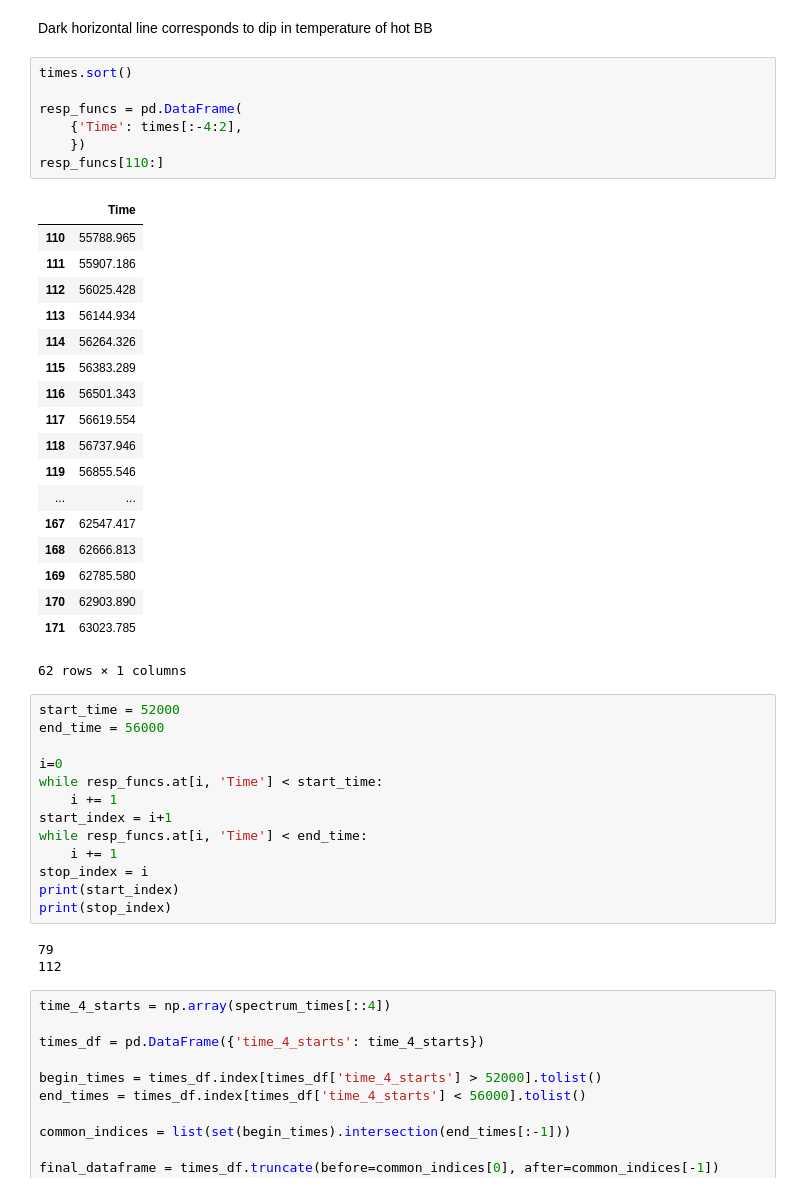
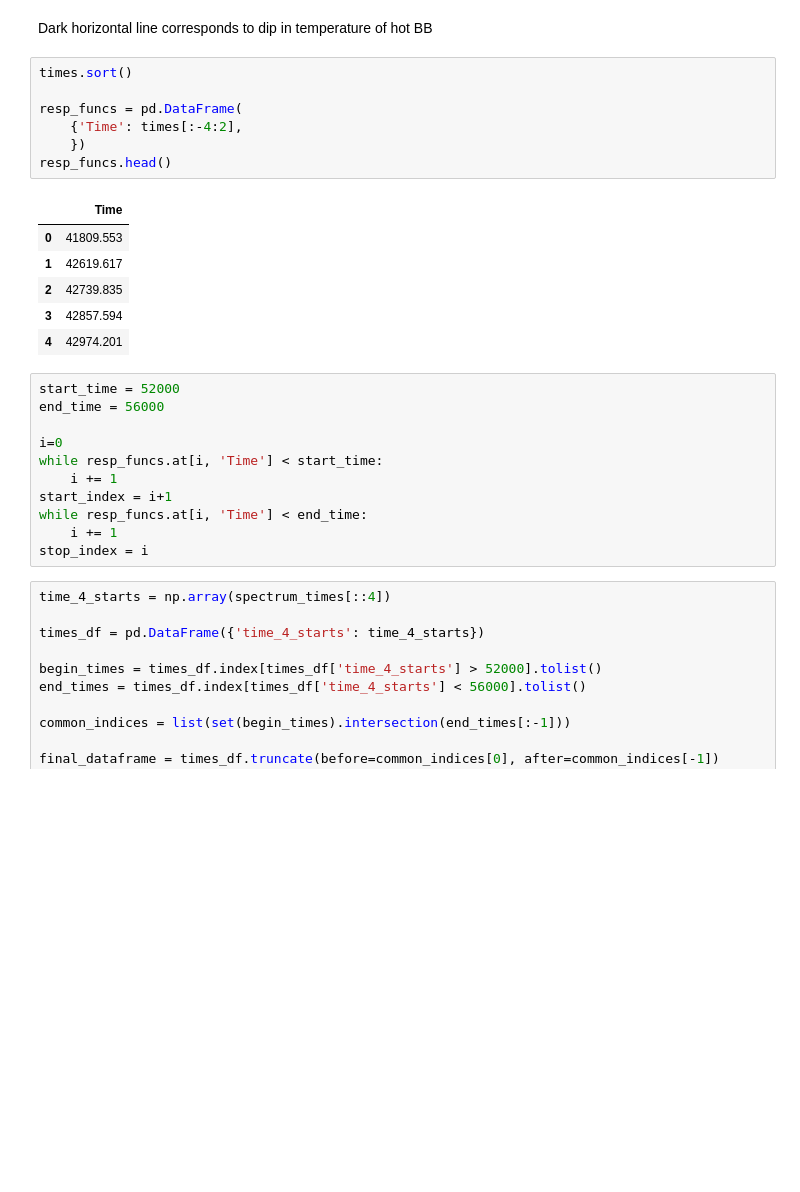
Before and after one commit to micolbedarida/MSci_Project, a Jupyter notebook: data_analysis_after_realignment.ipynb, the cells around one changed output. Cells and saved outputs as stored; diff of their text form; blank space fills up the shorter version.

```diff
--- a/data_analysis_after_realignment.ipynb
+++ b/data_analysis_after_realignment.ipynb
@@ -472,29 +426,17 @@ Dark horizontal line corresponds to dip in temperature of hot BB
 # %%
 times.sort()
 
 resp_funcs = pd.DataFrame(
     {'Time': times[:-4:2],
     })
-resp_funcs[110:]
+resp_funcs.head()
 # %% [output]
 |  | Time |
-| 110 | 55788.965 |
-| 111 | 55907.186 |
-| 112 | 56025.428 |
-| 113 | 56144.934 |
-| 114 | 56264.326 |
-| 115 | 56383.289 |
-| 116 | 56501.343 |
-| 117 | 56619.554 |
-| 118 | 56737.946 |
-| 119 | 56855.546 |
-| ... | ... |
-| 167 | 62547.417 |
-| 168 | 62666.813 |
-| 169 | 62785.580 |
-| 170 | 62903.890 |
-| 171 | 63023.785 |
+| 0 | 41809.553 |
+| 1 | 42619.617 |
+| 2 | 42739.835 |
+| 3 | 42857.594 |
+| 4 | 42974.201 |
-62 rows × 1 columns
 # %%
 start_time = 52000
 end_time = 56000
@@ -506,11 +448,6 @@ start_index = i+1
 while resp_funcs.at[i, 'Time'] < end_time:
     i += 1
 stop_index = i
-print(start_index)
-print(stop_index)
-# %% [output]
-79
-112
 # %%
 time_4_starts = np.array(spectrum_times[::4])
 
```
Also changed, not shown: parts of 6 cells of this notebook, 1 other file.
